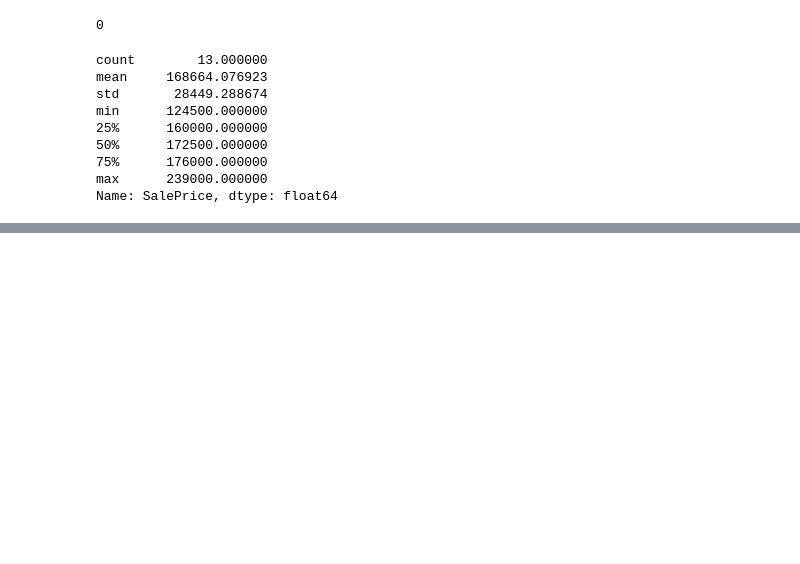
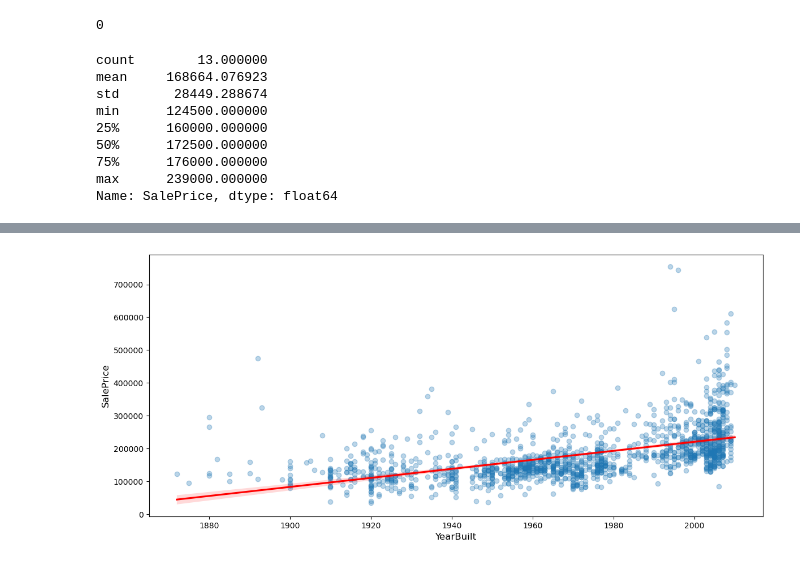
Before and after one commit to bibhanshuraj19/Kaggle, a Jupyter notebook: House Price Preediction/Untitled.ipynb, the cells around one changed output, grey strips where cells are left out. Cells and saved outputs as stored; diff of their text form; code cells hidden in the pictures; blank space fills up the shorter version.

```diff
--- a/House Price Preediction/Untitled.ipynb
+++ b/House Price Preediction/Untitled.ipynb
@@ -381,0 +409,8 @@ Kurtosis of Price: 2.59
+# %%
+plt.figure(figsize=(14,6))
+sns.regplot(x='YearBuilt',y='SalePrice',data=df_train,scatter_kws={'alpha':0.3},line_kws={'color':'red'})
+plt.xlabel('YearBuilt',fontsize='12')
+plt.ylabel('SalePrice',fontsize='12')
+plt.show()
+# %% [output]
+[figure, added]
```
Also changed, not shown: parts of 7 cells of this notebook.
